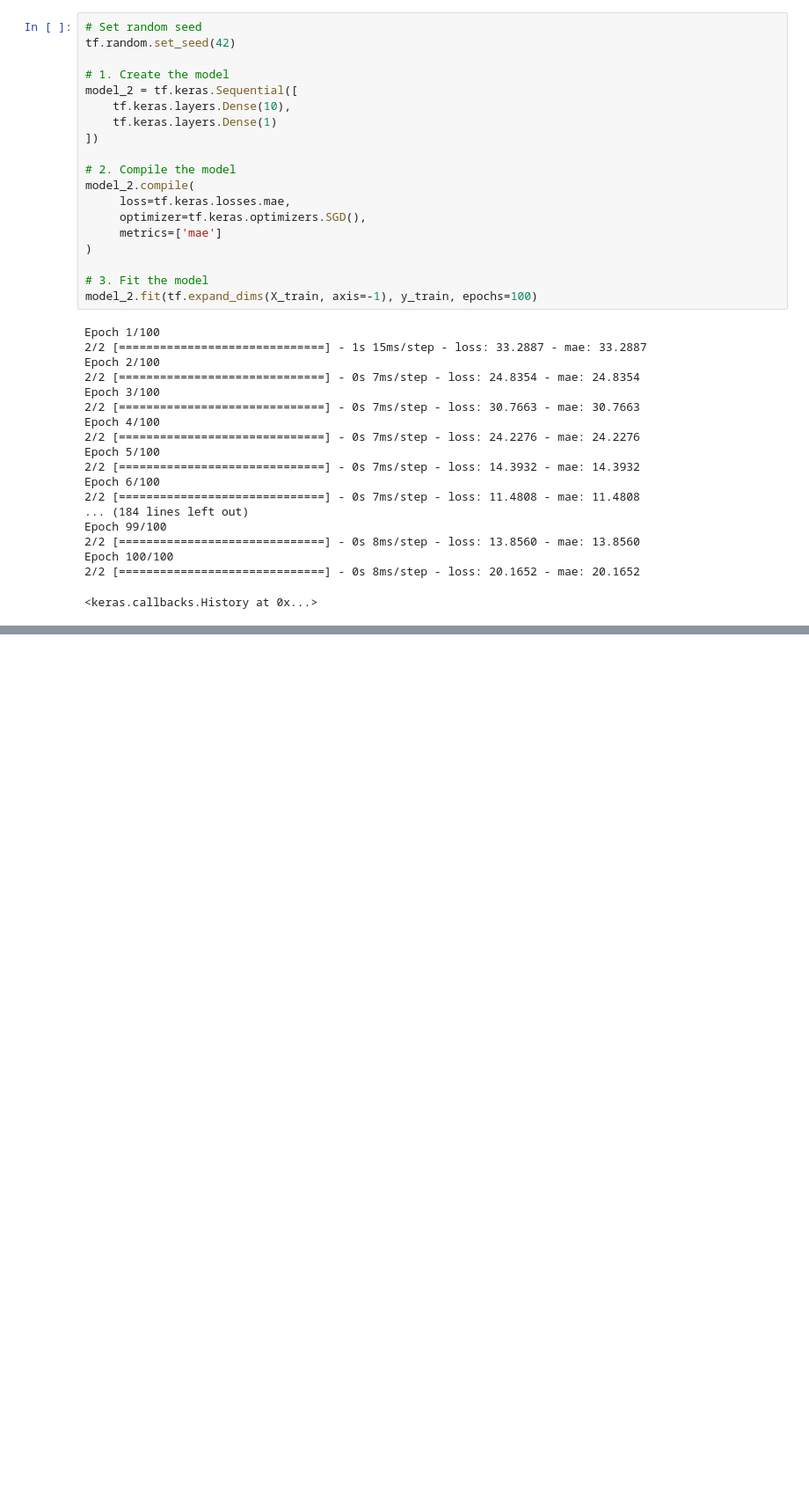
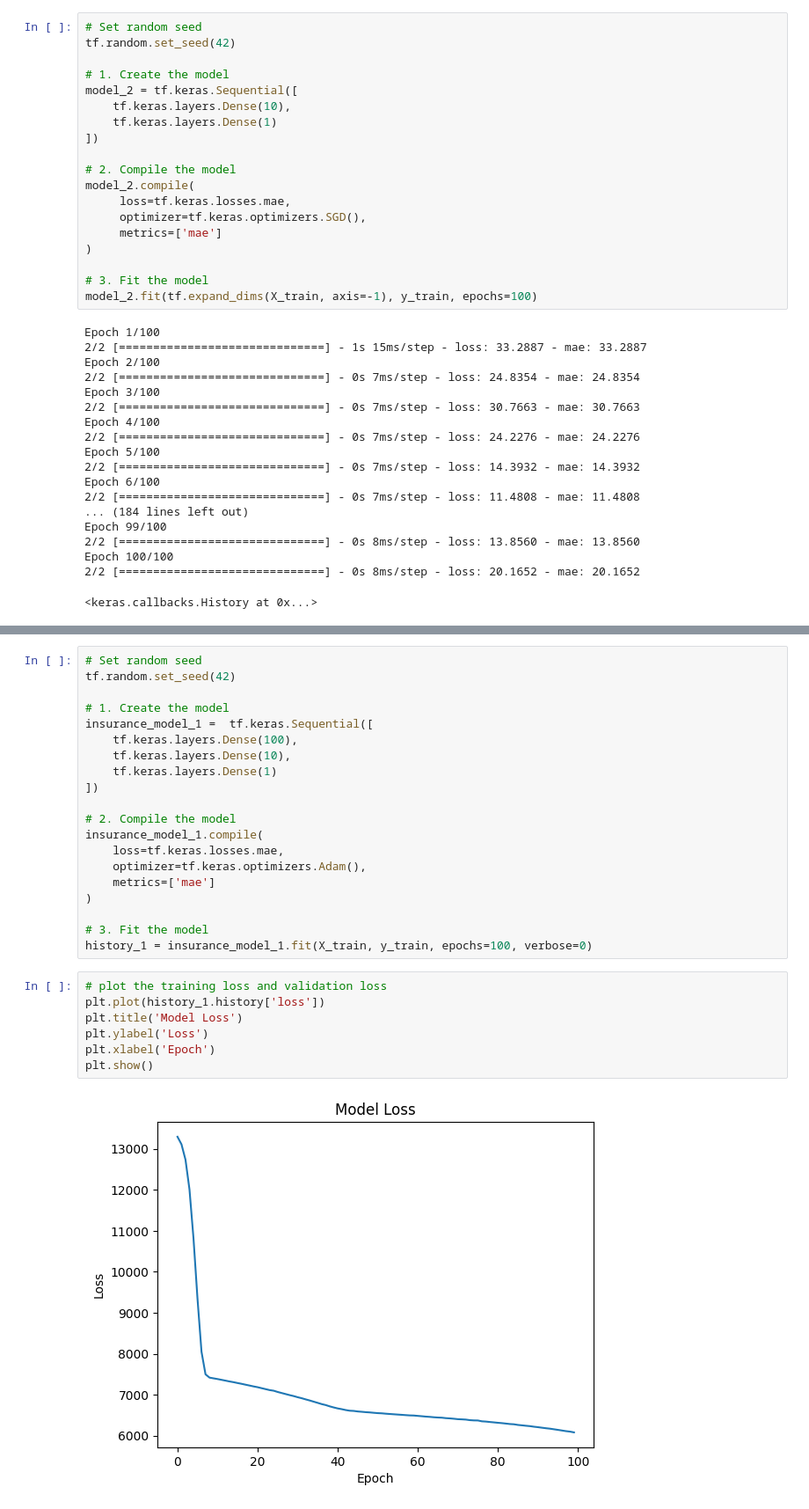
Before and after one commit to SedatParlak/tensorflow, a Jupyter notebook: 01_tensorflow_regression.ipynb, the cells around one changed output, grey strips where cells are left out. Shown at 88% size. Cells and saved outputs as stored; diff of their text form; blank space fills up the shorter version.

```diff
--- a/01_tensorflow_regression.ipynb
+++ b/01_tensorflow_regression.ipynb
@@ -679,0 +999,29 @@ Epoch 100/100
+# %%
+# Set random seed
+tf.random.set_seed(42)
+
+# 1. Create the model
+insurance_model_1 =  tf.keras.Sequential([
+    tf.keras.layers.Dense(100),
+    tf.keras.layers.Dense(10),
+    tf.keras.layers.Dense(1)
+])
+
+# 2. Compile the model
+insurance_model_1.compile(
+    loss=tf.keras.losses.mae,
+    optimizer=tf.keras.optimizers.Adam(),
+    metrics=['mae']
+)
+
+# 3. Fit the model
+history_1 = insurance_model_1.fit(X_train, y_train, epochs=100, verbose=0)
+# %%
+# plot the training loss and validation loss
+plt.plot(history_1.history['loss'])
+plt.title('Model Loss')
+plt.ylabel('Loss')
+plt.xlabel('Epoch')
+plt.show()
+# %% [output]
+[figure, added]
```
Also changed, not shown: parts of 52 cells of this notebook.
